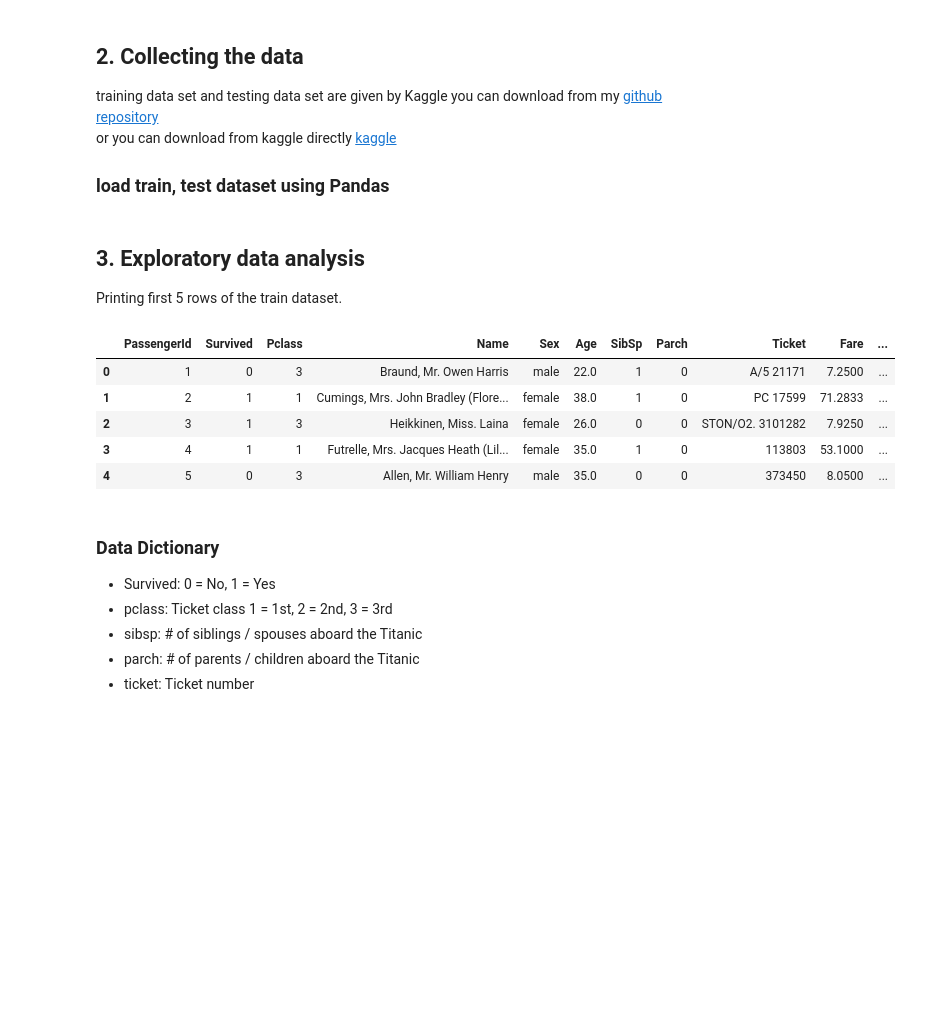
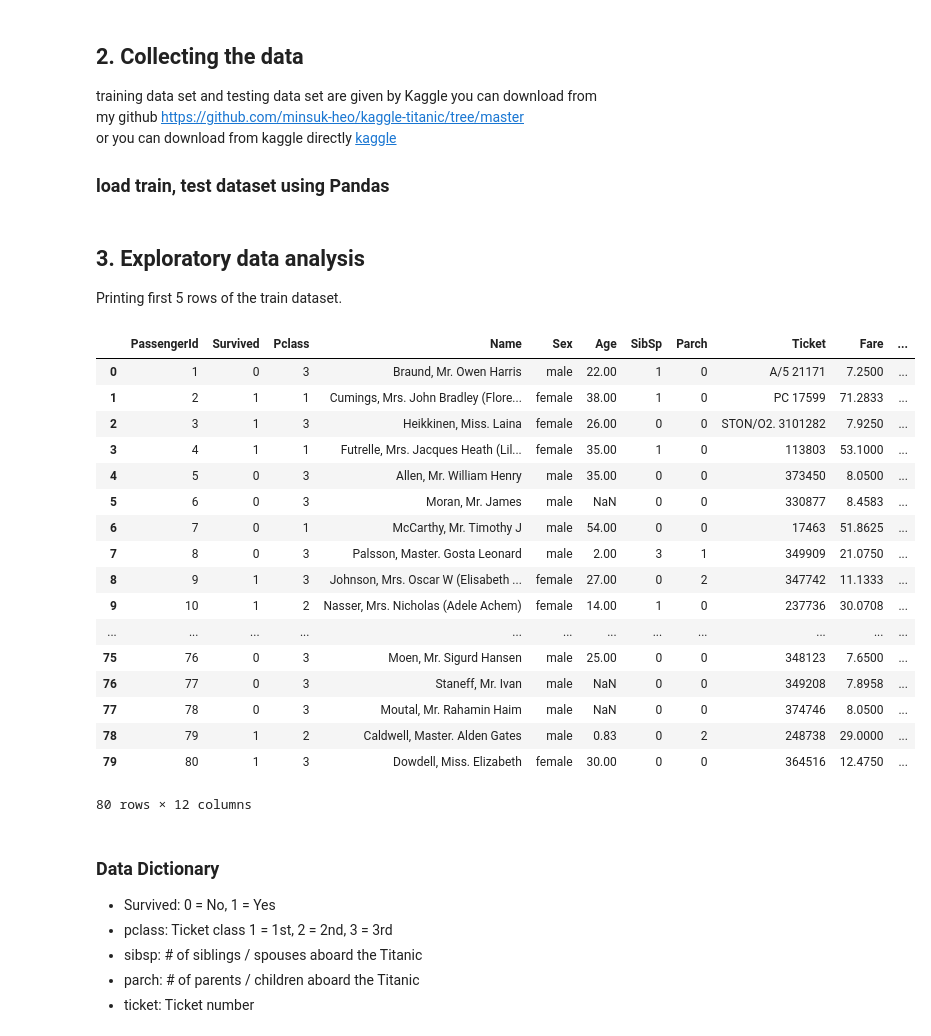
Before and after one commit to minsuk-heo/kaggle-titanic, a Jupyter notebook: titanic-solution.ipynb, the cells around one changed output. Saved outputs shown, nothing was run; the diff lists cells and outputs as text; code cells hidden in the pictures; blank space fills up the shorter version.

```diff
--- a/titanic-solution.ipynb
+++ b/titanic-solution.ipynb
@@ -20,7 +20,8 @@ Image("images/titanic-disaster.jpg")
 ## 2. Collecting the data
 
 training data set and testing data set are given by Kaggle
-you can download from my [github repository](https://github.com/minsuk-heo/kaggle-titanic)
+you can download from
+my github [https://github.com/minsuk-heo/kaggle-titanic/tree/master](https://github.com/minsuk-heo/kaggle-titanic)
 or you can download from kaggle directly [kaggle](https://www.kaggle.com/c/titanic/data)
 
 ### load train, test dataset using Pandas
@@ -33,14 +34,26 @@ test = pd.read_csv('input/test.csv')
 ## 3. Exploratory data analysis
 Printing first 5 rows of the train dataset.
 # %%
-train.head()
+train.head(80)
 # %% [output]
 |  | PassengerId | Survived | Pclass | Name | Sex | Age | SibSp | Parch | Ticket | Fare | ... |
-| 0 | 1 | 0 | 3 | Braund, Mr. Owen Harris | male | 22.0 | 1 | 0 | A/5 21171 | 7.2500 | ... |
-| 1 | 2 | 1 | 1 | Cumings, Mrs. John Bradley (Flore... | female | 38.0 | 1 | 0 | PC 17599 | 71.2833 | ... |
-| 2 | 3 | 1 | 3 | Heikkinen, Miss. Laina | female | 26.0 | 0 | 0 | STON/O2. 3101282 | 7.9250 | ... |
-| 3 | 4 | 1 | 1 | Futrelle, Mrs. Jacques Heath (Lil... | female | 35.0 | 1 | 0 | 113803 | 53.1000 | ... |
-| 4 | 5 | 0 | 3 | Allen, Mr. William Henry | male | 35.0 | 0 | 0 | 373450 | 8.0500 | ... |
+| 0 | 1 | 0 | 3 | Braund, Mr. Owen Harris | male | 22.00 | 1 | 0 | A/5 21171 | 7.2500 | ... |
+| 1 | 2 | 1 | 1 | Cumings, Mrs. John Bradley (Flore... | female | 38.00 | 1 | 0 | PC 17599 | 71.2833 | ... |
+| 2 | 3 | 1 | 3 | Heikkinen, Miss. Laina | female | 26.00 | 0 | 0 | STON/O2. 3101282 | 7.9250 | ... |
+| 3 | 4 | 1 | 1 | Futrelle, Mrs. Jacques Heath (Lil... | female | 35.00 | 1 | 0 | 113803 | 53.1000 | ... |
+| 4 | 5 | 0 | 3 | Allen, Mr. William Henry | male | 35.00 | 0 | 0 | 373450 | 8.0500 | ... |
+| 5 | 6 | 0 | 3 | Moran, Mr. James | male | NaN | 0 | 0 | 330877 | 8.4583 | ... |
+| 6 | 7 | 0 | 1 | McCarthy, Mr. Timothy J | male | 54.00 | 0 | 0 | 17463 | 51.8625 | ... |
+| 7 | 8 | 0 | 3 | Palsson, Master. Gosta Leonard | male | 2.00 | 3 | 1 | 349909 | 21.0750 | ... |
+| 8 | 9 | 1 | 3 | Johnson, Mrs. Oscar W (Elisabeth ... | female | 27.00 | 0 | 2 | 347742 | 11.1333 | ... |
+| 9 | 10 | 1 | 2 | Nasser, Mrs. Nicholas (Adele Achem) | female | 14.00 | 1 | 0 | 237736 | 30.0708 | ... |
+| ... | ... | ... | ... | ... | ... | ... | ... | ... | ... | ... | ... |
+| 75 | 76 | 0 | 3 | Moen, Mr. Sigurd Hansen | male | 25.00 | 0 | 0 | 348123 | 7.6500 | ... |
+| 76 | 77 | 0 | 3 | Staneff, Mr. Ivan | male | NaN | 0 | 0 | 349208 | 7.8958 | ... |
+| 77 | 78 | 0 | 3 | Moutal, Mr. Rahamin Haim | male | NaN | 0 | 0 | 374746 | 8.0500 | ... |
+| 78 | 79 | 1 | 2 | Caldwell, Master. Alden Gates | male | 0.83 | 0 | 2 | 248738 | 29.0000 | ... |
+| 79 | 80 | 1 | 3 | Dowdell, Miss. Elizabeth | female | 30.00 | 0 | 0 | 364516 | 12.4750 | ... |
+80 rows × 12 columns
 # %% [markdown]
 ### Data Dictionary
 - Survived: 	0 = No, 1 = Yes
```
Also changed, not shown: parts of 102 cells of this notebook.
